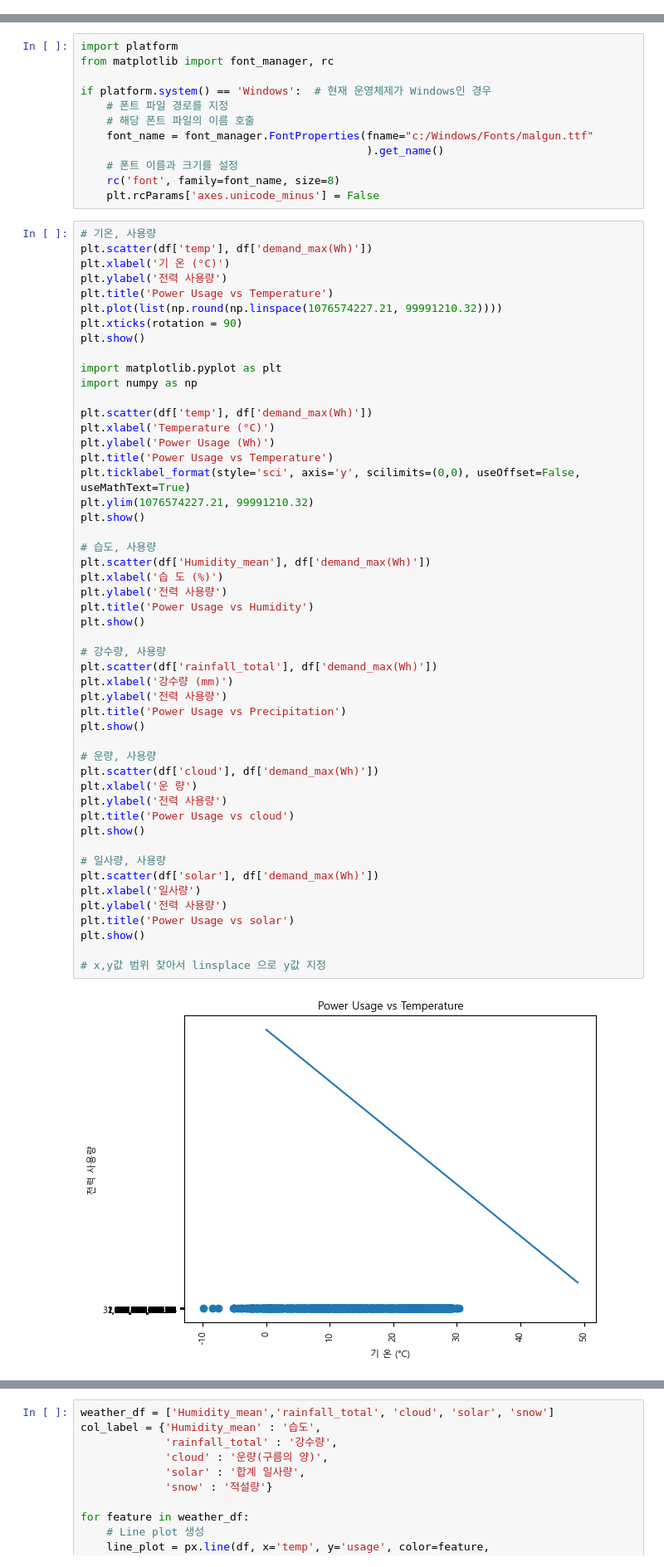
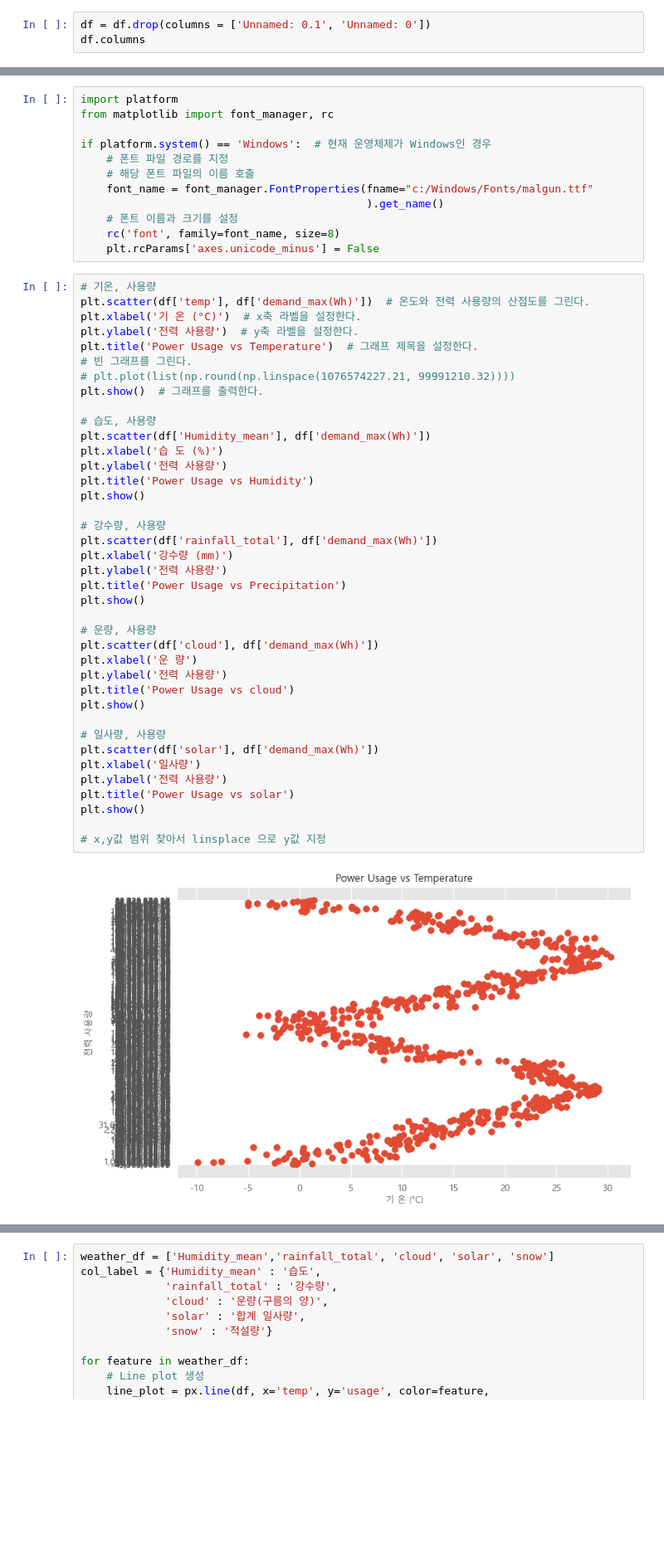
Before and after one commit to ThatHomr/Project_3, a Jupyter notebook: psj_reference/visual_pv3.ipynb, the cells around one changed output, grey strips where cells are left out. Shown at 83% size. Drawn from its saved outputs; the diff is of its cells as text; blank space fills up the shorter version.

```diff
--- a/psj_reference/visual_pv3.ipynb
+++ b/psj_reference/visual_pv3.ipynb
@@ -61,0 +55,3 @@ Index(['Unnamed: 0.1', 'Unnamed: 0', 'year', 'month', 'day', 'temp', 'cloud',
+# %%
+df = df.drop(columns = ['Unnamed: 0.1', 'Unnamed: 0'])
+df.columns
@@ -75,53 +75,42 @@ if platform.system() == 'Windows':  # 현재 운영체제가 Windows인 경우
     plt.rcParams['axes.unicode_minus'] = False
 # %%
 # 기온, 사용량
-plt.scatter(df['temp'], df['demand_max(Wh)'])
-plt.xlabel('기 온 (°C)')
-plt.ylabel('전력 사용량')
-plt.title('Power Usage vs Temperature')
-plt.plot(list(np.round(np.linspace(1076574227.21, 99991210.32))))
-plt.xticks(rotation = 90)
-plt.show()
-
-import matplotlib.pyplot as plt
-import numpy as np
-
-plt.scatter(df['temp'], df['demand_max(Wh)'])
-plt.xlabel('Temperature (°C)')
-plt.ylabel('Power Usage (Wh)')
-plt.title('Power Usage vs Temperature')
-plt.ticklabel_format(style='sci', axis='y', scilimits=(0,0), useOffset=False, useMathText=True)
-plt.ylim(1076574227.21, 99991210.32)
-plt.show()
+plt.scatter(df['temp'], df['demand_max(Wh)'])  # 온도와 전력 사용량의 산점도를 그린다.
+plt.xlabel('기 온 (°C)')  # x축 라벨을 설정한다.
+plt.ylabel('전력 사용량')  # y축 라벨을 설정한다.
+plt.title('Power Usage vs Temperature')  # 그래프 제목을 설정한다.
+# 빈 그래프를 그린다.
+# plt.plot(list(np.round(np.linspace(1076574227.21, 99991210.32))))
+plt.show()  # 그래프를 출력한다.
 
 # 습도, 사용량
 plt.scatter(df['Humidity_mean'], df['demand_max(Wh)'])
 plt.xlabel('습 도 (%)')
 plt.ylabel('전력 사용량')
 plt.title('Power Usage vs Humidity')
 plt.show()
 
 # 강수량, 사용량
 plt.scatter(df['rainfall_total'], df['demand_max(Wh)'])
 plt.xlabel('강수량 (mm)')
 plt.ylabel('전력 사용량')
 plt.title('Power Usage vs Precipitation')
 plt.show()
 
 # 운량, 사용량
 plt.scatter(df['cloud'], df['demand_max(Wh)'])
 plt.xlabel('운 량')
 plt.ylabel('전력 사용량')
 plt.title('Power Usage vs cloud')
 plt.show()
 
 # 일사량, 사용량
 plt.scatter(df['solar'], df['demand_max(Wh)'])
 plt.xlabel('일사량')
 plt.ylabel('전력 사용량')
 plt.title('Power Usage vs solar')
 plt.show()
 
 # x,y값 범위 찾아서 linsplace 으로 y값 지정
 # %% [output]
-[figure, old version]
+[figure, new version]
```
Also changed, not shown: parts of 23 cells of this notebook.
